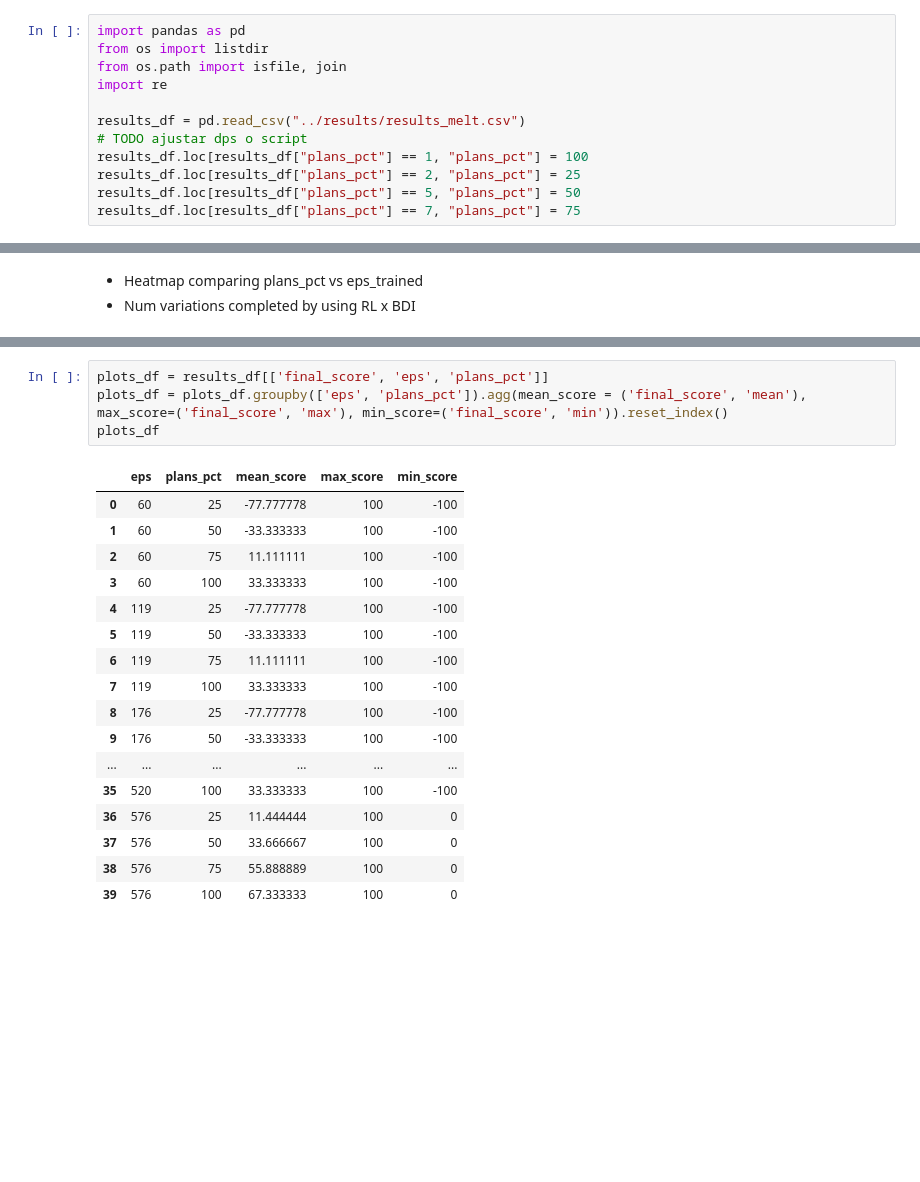
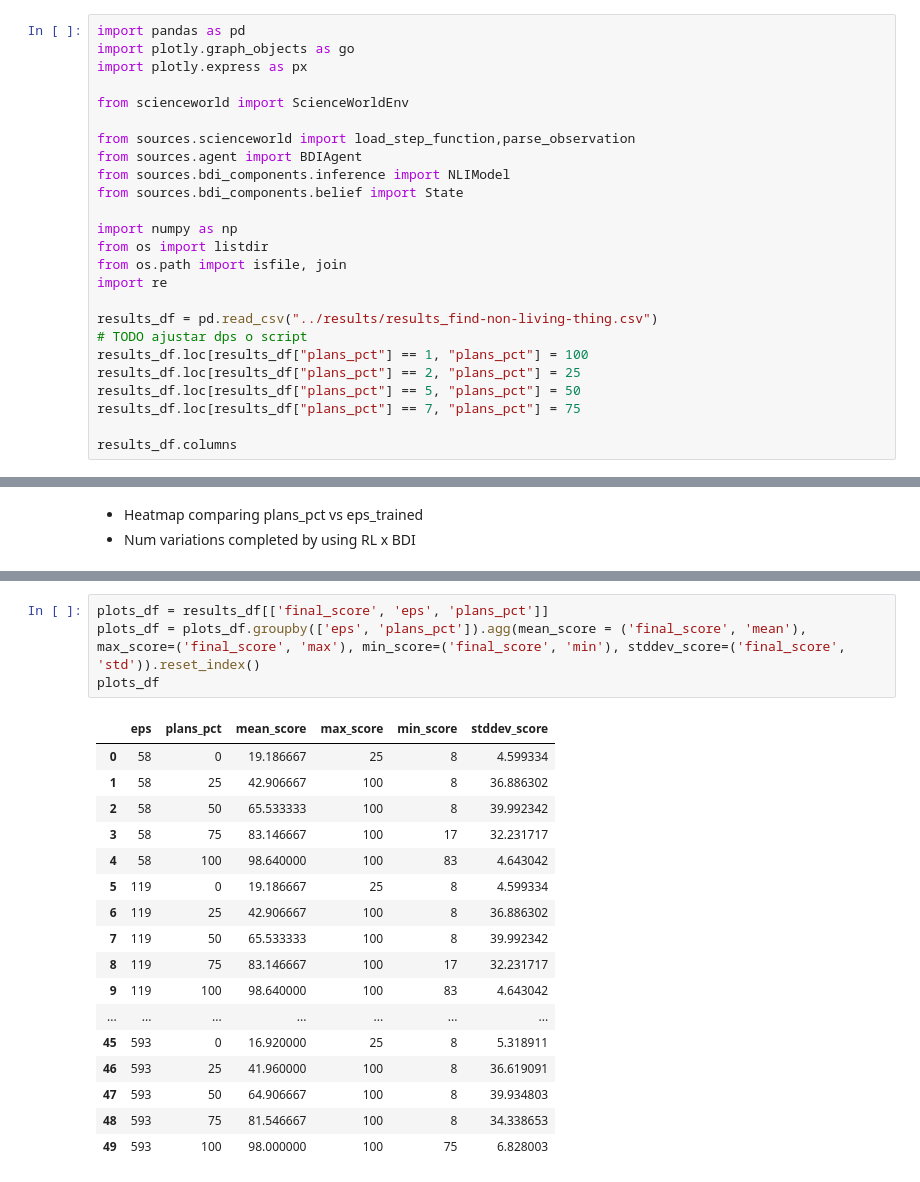
Before and after one commit to yukioichida/bdi-latent-space, a Jupyter notebook: notebooks/results_analysis.ipynb, the cells around one changed output, grey strips where cells are left out. Drawn from its saved outputs; the diff is of its cells as text; blank space fills up the shorter version.

```diff
--- a/notebooks/results_analysis.ipynb
+++ b/notebooks/results_analysis.ipynb
@@ -1,12 +1,25 @@
 # %%
 import pandas as pd
+import plotly.graph_objects as go
+import plotly.express as px
+
+from scienceworld import ScienceWorldEnv
+
+from sources.scienceworld import load_step_function,parse_observation
+from sources.agent import BDIAgent
+from sources.bdi_components.inference import NLIModel
+from sources.bdi_components.belief import State
+
+import numpy as np
 from os import listdir
 from os.path import isfile, join
 import re
 
-results_df = pd.read_csv("../results/results_melt.csv")
+results_df = pd.read_csv("../results/results_find-non-living-thing.csv")
 # TODO ajustar dps o script
 results_df.loc[results_df["plans_pct"] == 1, "plans_pct"] = 100
 results_df.loc[results_df["plans_pct"] == 2, "plans_pct"] = 25
 results_df.loc[results_df["plans_pct"] == 5, "plans_pct"] = 50
 results_df.loc[results_df["plans_pct"] == 7, "plans_pct"] = 75
+
+results_df.columns
@@ -32,23 +72,23 @@ results_df
 # %%
 plots_df = results_df[['final_score', 'eps', 'plans_pct']]
-plots_df = plots_df.groupby(['eps', 'plans_pct']).agg(mean_score = ('final_score', 'mean'), max_score=('final_score', 'max'), min_score=('final_score', 'min')).reset_index()
+plots_df = plots_df.groupby(['eps', 'plans_pct']).agg(mean_score = ('final_score', 'mean'), max_score=('final_score', 'max'), min_score=('final_score', 'min'), stddev_score=('final_score', 'std')).reset_index()
 plots_df
 # %% [output]
-|  | eps | plans_pct | mean_score | max_score | min_score |
-| 0 | 60 | 25 | -77.777778 | 100 | -100 |
-| 1 | 60 | 50 | -33.333333 | 100 | -100 |
-| 2 | 60 | 75 | 11.111111 | 100 | -100 |
-| 3 | 60 | 100 | 33.333333 | 100 | -100 |
-| 4 | 119 | 25 | -77.777778 | 100 | -100 |
-| 5 | 119 | 50 | -33.333333 | 100 | -100 |
-| 6 | 119 | 75 | 11.111111 | 100 | -100 |
-| 7 | 119 | 100 | 33.333333 | 100 | -100 |
-| 8 | 176 | 25 | -77.777778 | 100 | -100 |
-| 9 | 176 | 50 | -33.333333 | 100 | -100 |
-| ... | ... | ... | ... | ... | ... |
-| 35 | 520 | 100 | 33.333333 | 100 | -100 |
-| 36 | 576 | 25 | 11.444444 | 100 | 0 |
-| 37 | 576 | 50 | 33.666667 | 100 | 0 |
-| 38 | 576 | 75 | 55.888889 | 100 | 0 |
-| 39 | 576 | 100 | 67.333333 | 100 | 0 |
+|  | eps | plans_pct | mean_score | max_score | min_score | stddev_score |
+| 0 | 58 | 0 | 19.186667 | 25 | 8 | 4.599334 |
+| 1 | 58 | 25 | 42.906667 | 100 | 8 | 36.886302 |
+| 2 | 58 | 50 | 65.533333 | 100 | 8 | 39.992342 |
+| 3 | 58 | 75 | 83.146667 | 100 | 17 | 32.231717 |
+| 4 | 58 | 100 | 98.640000 | 100 | 83 | 4.643042 |
+| 5 | 119 | 0 | 19.186667 | 25 | 8 | 4.599334 |
+| 6 | 119 | 25 | 42.906667 | 100 | 8 | 36.886302 |
+| 7 | 119 | 50 | 65.533333 | 100 | 8 | 39.992342 |
+| 8 | 119 | 75 | 83.146667 | 100 | 17 | 32.231717 |
+| 9 | 119 | 100 | 98.640000 | 100 | 83 | 4.643042 |
+| ... | ... | ... | ... | ... | ... | ... |
+| 45 | 593 | 0 | 16.920000 | 25 | 8 | 5.318911 |
+| 46 | 593 | 25 | 41.960000 | 100 | 8 | 36.619091 |
+| 47 | 593 | 50 | 64.906667 | 100 | 8 | 39.934803 |
+| 48 | 593 | 75 | 81.546667 | 100 | 8 | 34.338653 |
+| 49 | 593 | 100 | 98.000000 | 100 | 75 | 6.828003 |
 # %%
```
Also changed, not shown: parts of 11 cells of this notebook, 3 other files.
